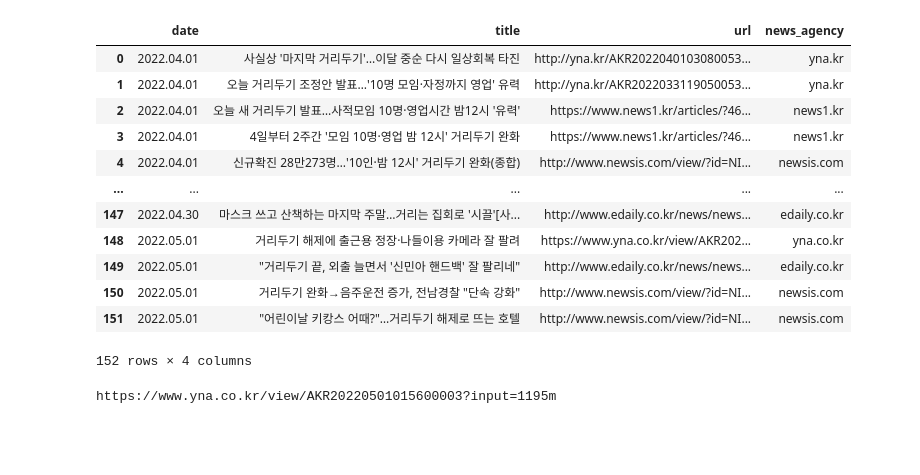
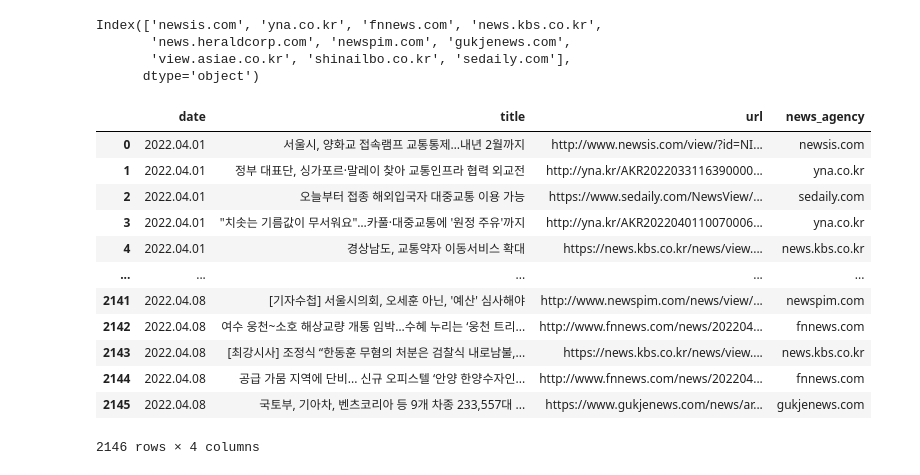
Before and after one commit to redish0317/web_crawling_practice, a Jupyter notebook: naver_news_crawling.ipynb, the cells around one changed output. Cells and saved outputs as stored; diff of their text form; code cells hidden in the pictures; blank space fills up the shorter version.

Commit message:
news_agency 5개

```diff
--- a/naver_news_crawling.ipynb
+++ b/naver_news_crawling.ipynb
@@ -147,7 +147,7 @@ def main_text_crawling():
     '''
     return None
 # %%
-df = naver_news_url_crawling(search_keyword='사회적 거리두기',max_count_per_day=5,startdate='20220401',enddate='20220501')
+df = naver_news_url_crawling(search_keyword='교통',startdate='20220401',enddate='20220408')
 df
 # %% [output]
 |  | date | title | url | news_agency |
@@ -166,6 +166,6 @@ df
+# %%
+df['news_agency'] = df['news_agency'].apply(lambda x : 'yna.co.kr' if x == 'yna.kr' else x)
 # %%
-top10 = df['news_agency'].value_counts(normalize=True).cumsum()[:20]
-#x =df.news_agency
-top6 = top10.index[:6]
-top6
+top10 = df['news_agency'].value_counts(normalize=True)[:30] * 100
+top10
 # %% [output]
@@ -175,17 +189,25 @@ Index(['newsis.com', 'news1.kr', 'yna.co.kr', 'yna.kr', 'edaily.co.kr',
+# %%
+top3 = top10.index[1:11]
+top3
+# %% [output]
+Index(['newsis.com', 'yna.co.kr', 'fnnews.com', 'news.kbs.co.kr',
+       'news.heraldcorp.com', 'newspim.com', 'gukjenews.com',
+       'view.asiae.co.kr', 'shinailbo.co.kr', 'sedaily.com'],
+      dtype='object')
 # %%
-df1 = df[df['news_agency'].isin(top6)].reset_index(drop=True)
+df1 = df[df['news_agency'].isin(top3)].reset_index(drop=True)
 df1
 # %% [output]
 |  | date | title | url | news_agency |
-| 0 | 2022.04.01 | 사실상 '마지막 거리두기'…이달 중순 다시 일상회복 타진 | http://yna.kr/AKR2022040103080053... | yna.kr |
-| 1 | 2022.04.01 | 오늘 거리두기 조정안 발표…'10명 모임·자정까지 영업' 유력 | http://yna.kr/AKR2022033119050053... | yna.kr |
-| 2 | 2022.04.01 | 오늘 새 거리두기 발표…사적모임 10명·영업시간 밤12시 '유력' | https://www.news1.kr/articles/?46... | news1.kr |
-| 3 | 2022.04.01 | 4일부터 2주간 '모임 10명·영업 밤 12시' 거리두기 완화 | https://www.news1.kr/articles/?46... | news1.kr |
-| 4 | 2022.04.01 | 신규확진 28만273명…'10인·밤 12시' 거리두기 완화(종합) | http://www.newsis.com/view/?id=NI... | newsis.com |
+| 0 | 2022.04.01 | 서울시, 양화교 접속램프 교통통제…내년 2월까지 | http://www.newsis.com/view/?id=NI... | newsis.com |
+| 1 | 2022.04.01 | 정부 대표단, 싱가포르·말레이 찾아 교통인프라 협력 외교전 | http://yna.kr/AKR2022033116390000... | yna.co.kr |
+| 2 | 2022.04.01 | 오늘부터 접종 해외입국자 대중교통 이용 가능 | https://www.sedaily.com/NewsView/... | sedaily.com |
+| 3 | 2022.04.01 | "치솟는 기름값이 무서워요"…카풀·대중교통에 '원정 주유'까지 | http://yna.kr/AKR2022040110070006... | yna.co.kr |
+| 4 | 2022.04.01 | 경상남도, 교통약자 이동서비스 확대 | https://news.kbs.co.kr/news/view.... | news.kbs.co.kr |
 | ... | ... | ... | ... | ... |
-| 147 | 2022.04.30 | 마스크 쓰고 산책하는 마지막 주말…거리는 집회로 '시끌'[사... | http://www.edaily.co.kr/news/news... | edaily.co.kr |
-| 148 | 2022.05.01 | 거리두기 해제에 출근용 정장·나들이용 카메라 잘 팔려 | https://www.yna.co.kr/view/AKR202... | yna.co.kr |
-| 149 | 2022.05.01 | "거리두기 끝, 외출 늘면서 '신민아 핸드백' 잘 팔리네" | http://www.edaily.co.kr/news/news... | edaily.co.kr |
-| 150 | 2022.05.01 | 거리두기 완화→음주운전 증가, 전남경찰 "단속 강화" | http://www.newsis.com/view/?id=NI... | newsis.com |
-| 151 | 2022.05.01 | "어린이날 키캉스 어때?"…거리두기 해제로 뜨는 호텔 | http://www.newsis.com/view/?id=NI... | newsis.com |
+| 2141 | 2022.04.08 | [기자수첩] 서울시의회, 오세훈 아닌, '예산' 심사해야 | http://www.newspim.com/news/view/... | newspim.com |
+| 2142 | 2022.04.08 | 여수 웅천~소호 해상교량 개통 임박…수혜 누리는 ‘웅천 트리... | http://www.fnnews.com/news/202204... | fnnews.com |
+| 2143 | 2022.04.08 | [최강시사] 조정식 “한동훈 무혐의 처분은 검찰식 내로남불,... | https://news.kbs.co.kr/news/view.... | news.kbs.co.kr |
+| 2144 | 2022.04.08 | 공급 가뭄 지역에 단비... 신규 오피스텔 ‘안양 한양수자인... | http://www.fnnews.com/news/202204... | fnnews.com |
+| 2145 | 2022.04.08 | 국토부, 기아차, 벤츠코리아 등 9개 차종 233,557대 ... | https://www.gukjenews.com/news/ar... | gukjenews.com |
-152 rows × 4 columns
+2146 rows × 4 columns
@@ -194,4 +213,0 @@ df1
-# %%
-print(df1.url[148])
-# %% [output]
-https://www.yna.co.kr/view/AKR20220501015600003?input=1195m
```
Also changed, not shown: parts of 6 cells of this notebook.
